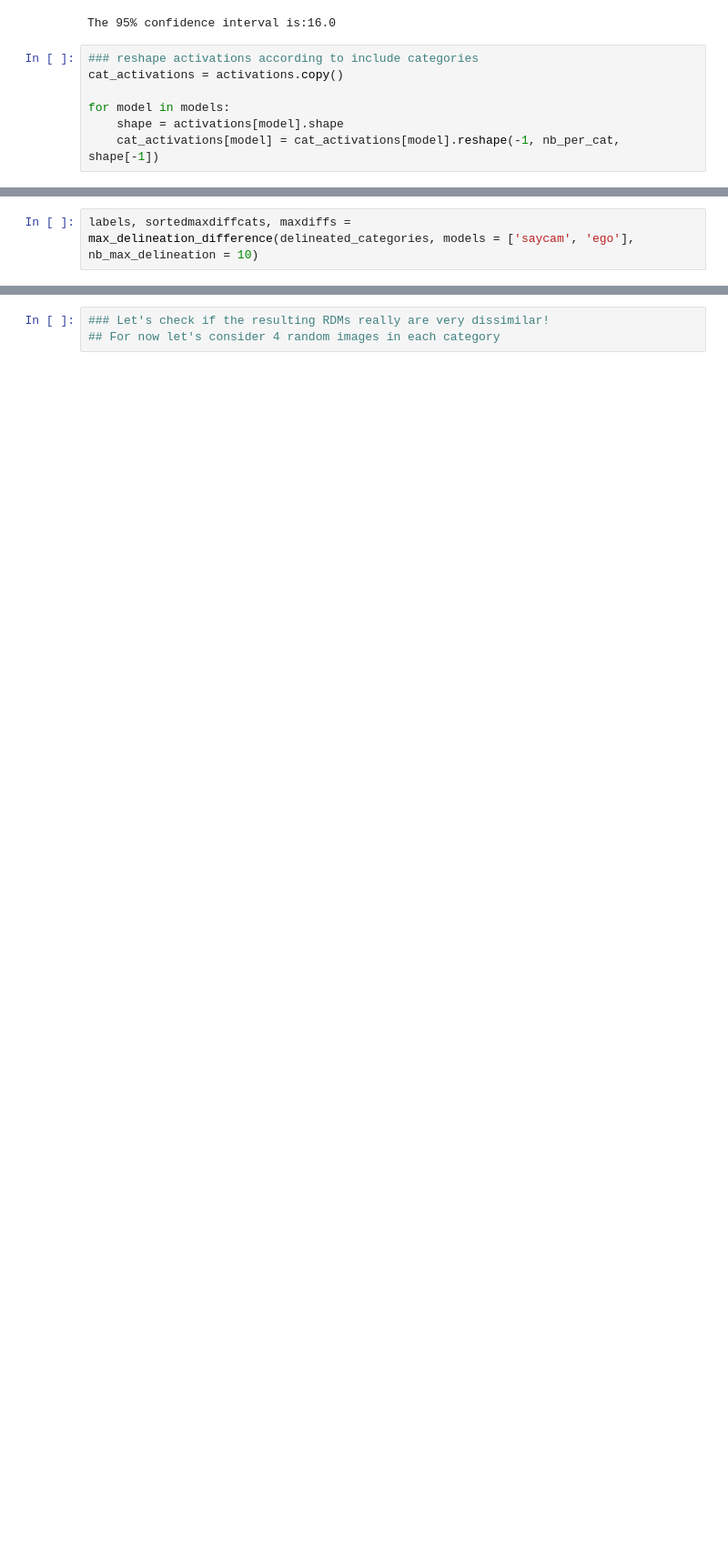
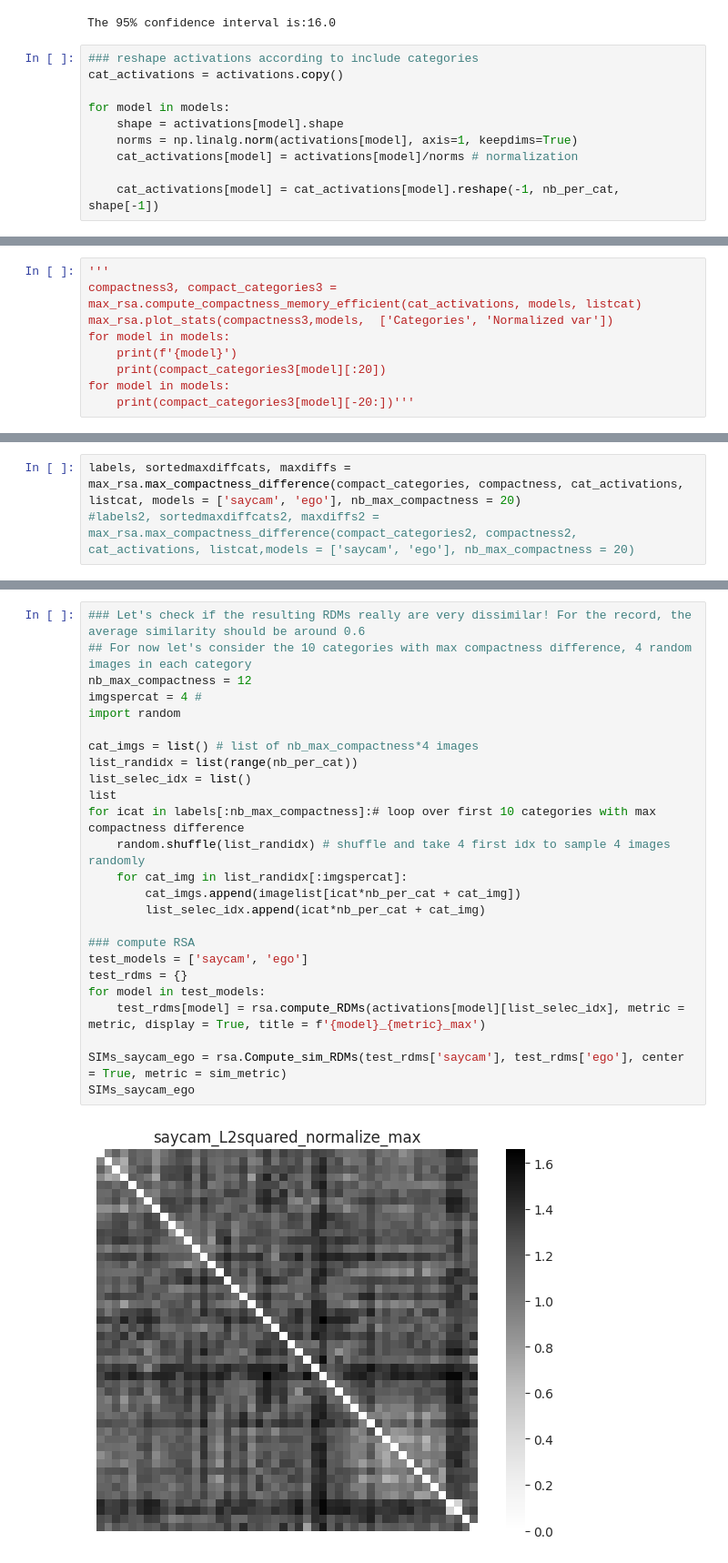
Before and after one commit to AlbanFlachot/SAYCam_Vs_EGO4D, a Jupyter notebook: xp_datadriven.ipynb, the cells around one changed output, grey strips where cells are left out. Shown at 91% size. Cells and saved outputs as stored; diff of their text form; blank space fills up the shorter version.

```diff
--- a/xp_datadriven.ipynb
+++ b/xp_datadriven.ipynb
@@ -247,5 +222,8 @@ cat_activations = activations.copy()
 
 for model in models:
     shape = activations[model].shape
+    norms = np.linalg.norm(activations[model], axis=1, keepdims=True)
+    cat_activations[model] = activations[model]/norms # normalization
+
     cat_activations[model] = cat_activations[model].reshape(-1, nb_per_cat, shape[-1])
 # %%
@@ -365,0 +261,9 @@ def max_delineation_difference(delineated_categories, models = ['saycam', 'ego']
+# %%
+'''
+compactness3, compact_categories3 = max_rsa.compute_compactness_memory_efficient(cat_activations, models, listcat)
+max_rsa.plot_stats(compactness3,models,  ['Categories', 'Normalized var'])
+for model in models:
+    print(f'{model}')
+    print(compact_categories3[model][:20])
+for model in models:
+    print(compact_categories3[model][-20:])'''
@@ -366,3 +272,4 @@ def max_delineation_difference(delineated_categories, models = ['saycam', 'ego']
 # %%
-labels, sortedmaxdiffcats, maxdiffs = max_delineation_difference(delineated_categories, models = ['saycam', 'ego'], nb_max_delineation = 10)
+labels, sortedmaxdiffcats, maxdiffs = max_rsa.max_compactness_difference(compact_categories, compactness, cat_activations, listcat, models = ['saycam', 'ego'], nb_max_compactness = 20)
+#labels2, sortedmaxdiffcats2, maxdiffs2 = max_rsa.max_compactness_difference(compact_categories2, compactness2, cat_activations, listcat,models = ['saycam', 'ego'], nb_max_compactness = 20)
 # %% [output]
@@ -374,3 +286,27 @@ With differences in ranking of  [246. 211. 209. 208. 201. 196. 196. 194. 192. 18
 # %%
-### Let's check if the resulting RDMs really are very dissimilar!
-## For now let's consider 4 random images in each category
+### Let's check if the resulting RDMs really are very dissimilar! For the record, the average similarity should be around 0.6
+## For now let's consider the 10 categories with max compactness difference, 4 random images in each category
+nb_max_compactness = 12
+imgspercat = 4 #
+import random
+
+cat_imgs = list() # list of nb_max_compactness*4 images
+list_randidx = list(range(nb_per_cat))
+list_selec_idx = list()
+list
+for icat in labels[:nb_max_compactness]:# loop over first 10 categories with max compactness difference
+    random.shuffle(list_randidx) # shuffle and take 4 first idx to sample 4 images randomly
+    for cat_img in list_randidx[:imgspercat]:
+        cat_imgs.append(imagelist[icat*nb_per_cat + cat_img])
+        list_selec_idx.append(icat*nb_per_cat + cat_img)
+
+### compute RSA
+test_models = ['saycam', 'ego']
+test_rdms = {}
+for model in test_models:
+    test_rdms[model] = rsa.compute_RDMs(activations[model][list_selec_idx], metric = metric, display = True, title = f'{model}_{metric}_max')
+
+SIMs_saycam_ego = rsa.Compute_sim_RDMs(test_rdms['saycam'], test_rdms['ego'], center = True, metric = sim_metric)
+SIMs_saycam_ego
+# %% [output]
+[figure, added]
```
Also changed, not shown: parts of 31 cells of this notebook, 7 other files.
